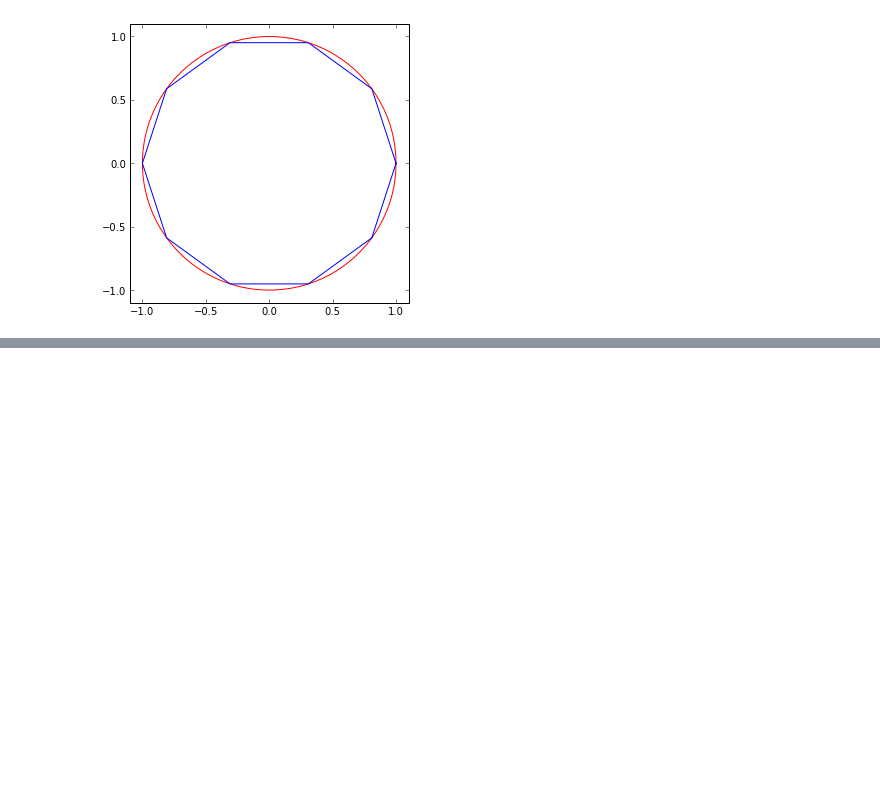
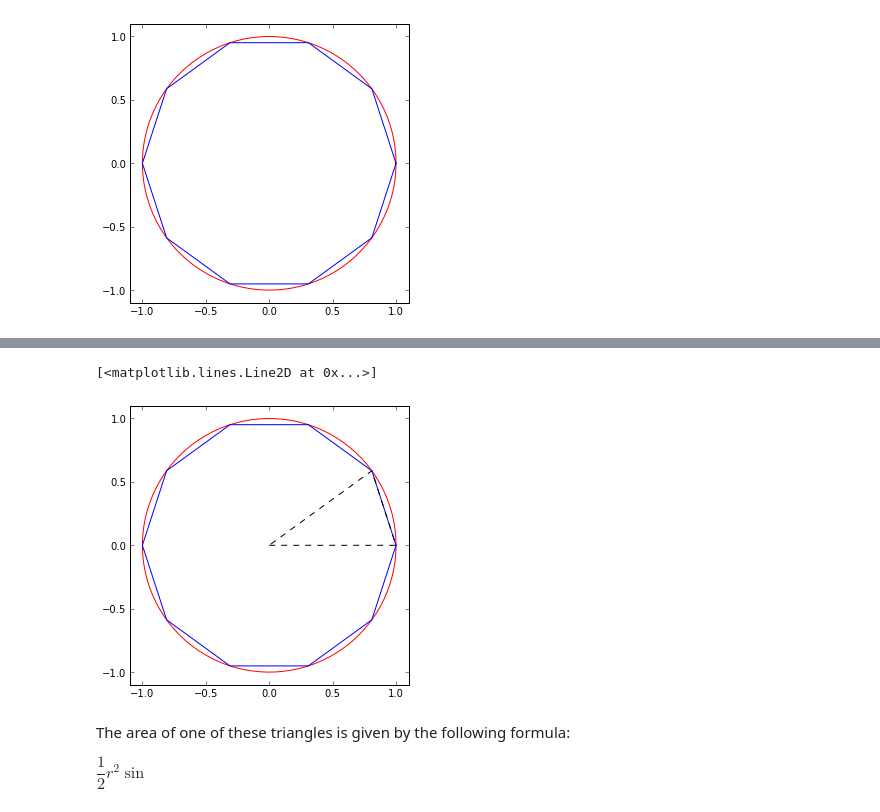
Before and after one commit to cgranade/ada-lovelace-day-2013, a Jupyter notebook: Approximating π - Polygons.ipynb, the cells around one changed output, grey strips where cells are left out. Saved outputs shown, nothing was run; the diff lists cells and outputs as text; code cells hidden in the pictures; blank space fills up the shorter version.

Commit message:
You have to know pi to approximate pi by using polygons, I'm going to see if we can do something cute.

```diff
--- a/Approximating π - Polygons.ipynb
+++ b/Approximating π - Polygons.ipynb
@@ -40,0 +47,32 @@ plot(xs_polygon, ys_polygon, 'b-')
+# %%
+figure(figsize=(5,5))
+xlim(-1.1, 1.1)
+ylim(-1.1, 1.1)
+
+#Make a circle
+xs_circle = []
+ys_circle = []
+
+for theta in linspace(0, 2*pi, 100):
+    xs_circle.append(cos(theta))
+    ys_circle.append(sin(theta))
+
+plot(xs_circle, ys_circle, 'r-')
+
+#Make a polygon, using the number n_corners
+xs_polygon = []
+ys_polygon = []
+
+for theta in linspace(0, 2*pi, n_corners+1):
+    xs_polygon.append(cos(theta))
+    ys_polygon.append(sin(theta))
+
+plot(xs_polygon, ys_polygon, 'b-')
+plot([0,xs_polygon[0],xs_polygon[1],0],[0,ys_polygon[0],ys_polygon[1],0],'k--')
+# %% [output]
+[<matplotlib.lines.Line2D at 0x...>]
+[figure, added]
+# %% [markdown]
+The area of one of these triangles is given by the following formula:
+
+$\dfrac{1}{2}r^2 \sin$
```
Also changed, not shown: parts of 2 cells of this notebook, 2 other files.
